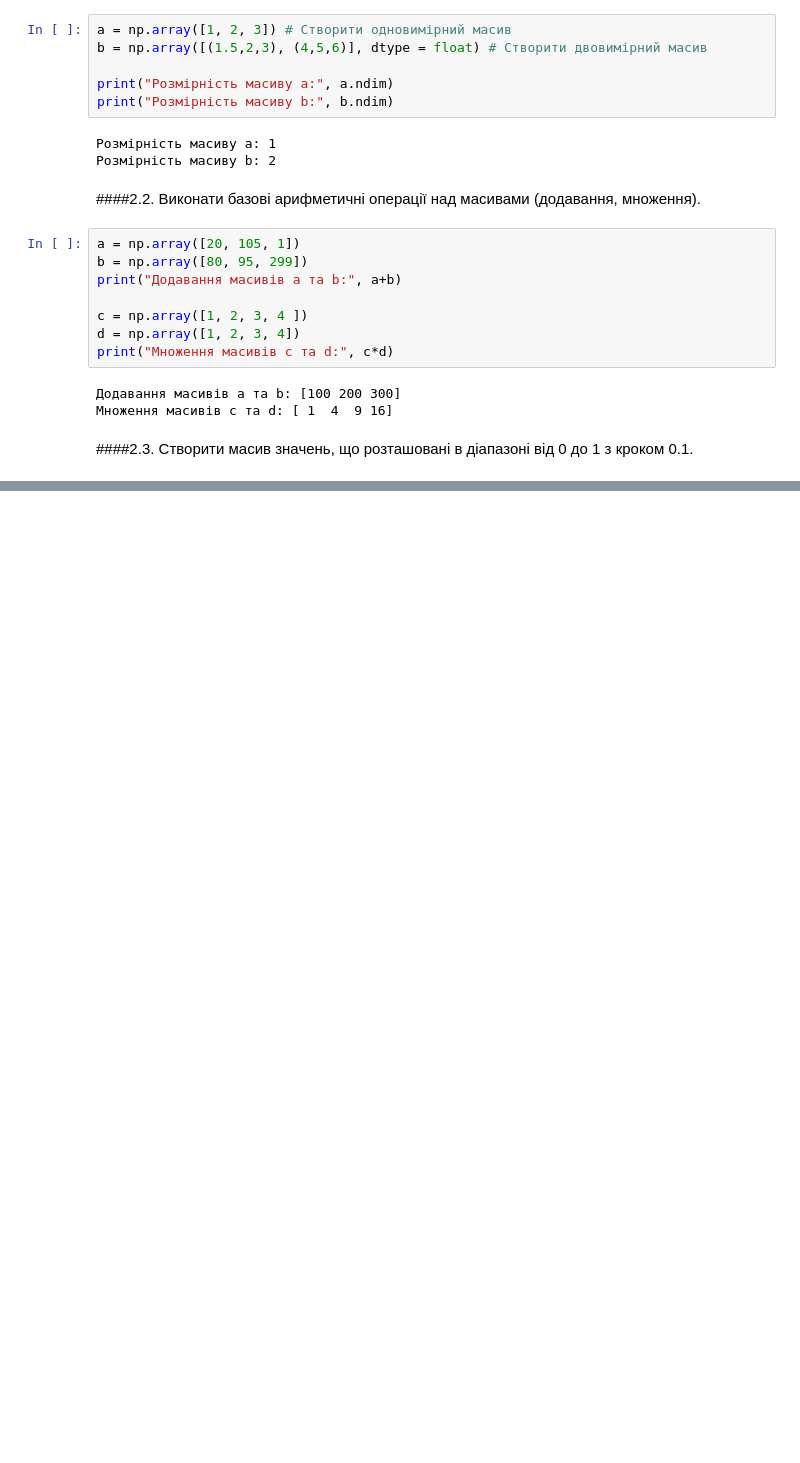
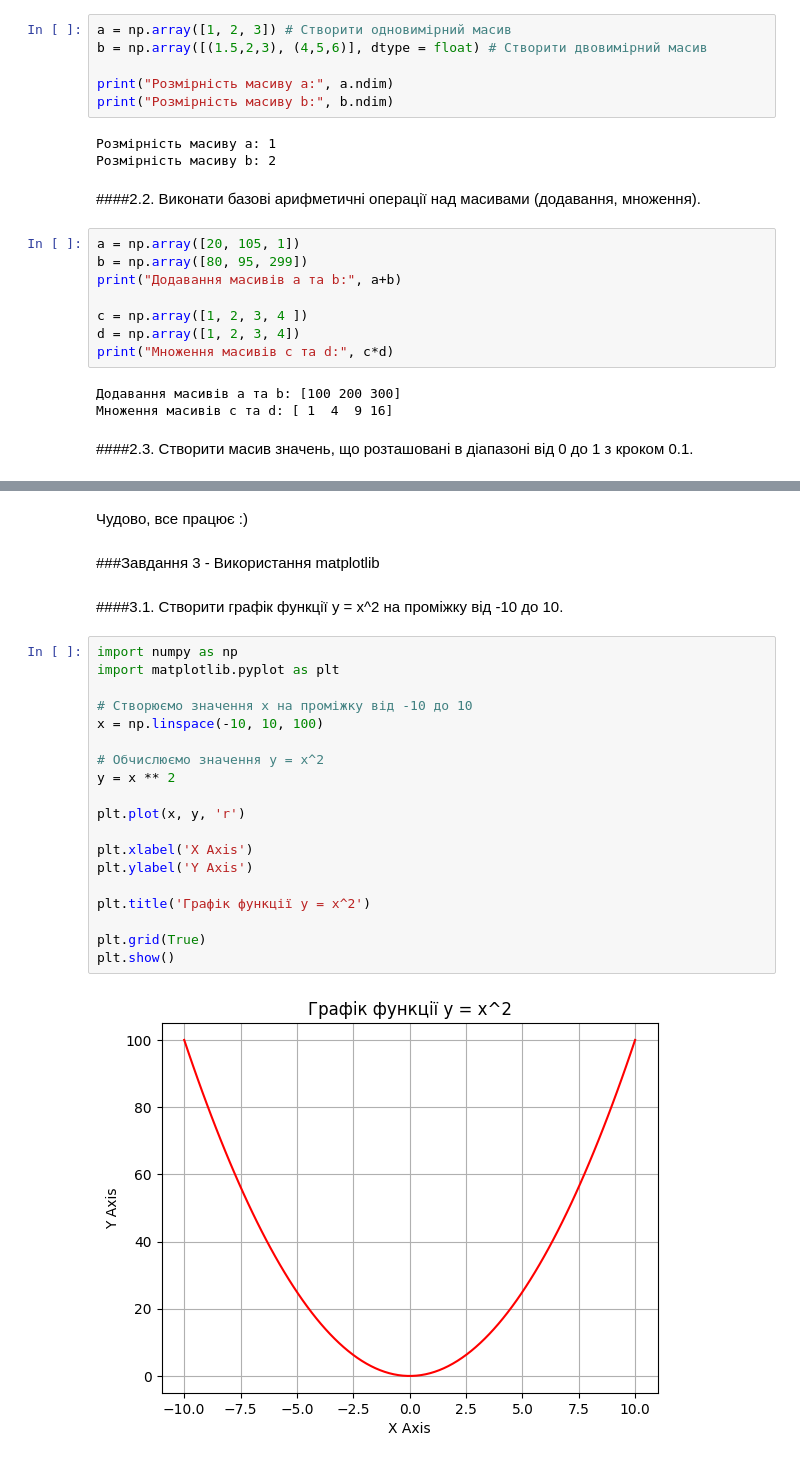
Before and after one commit to kurkur19/Neural_networks_Al_Khmuz_BS_25, a Jupyter notebook: 1lab_NN_Al_Khmuz_BS_25.ipynb, the cells around one changed output, grey strips where cells are left out. Drawn from its saved outputs; the diff is of its cells as text; blank space fills up the shorter version.

```diff
--- a/1lab_NN_Al_Khmuz_BS_25.ipynb
+++ b/1lab_NN_Al_Khmuz_BS_25.ipynb
@@ -153,0 +180,27 @@ array([0. , 0.1, 0.2, 0. , 3. , 0.4, 0.5, 0.6, 0.7, 0.8, 0.9, 1. ])
+# %% [markdown]
+Чудово, все працює :)
+# %% [markdown]
+###Завдання 3 - Використання matplotlib
+# %% [markdown]
+####3.1. Створити графік функції y = x^2 на проміжку від -10 до 10.
+# %%
+import numpy as np
+import matplotlib.pyplot as plt
+
+# Створюємо значення x на проміжку від -10 до 10
+x = np.linspace(-10, 10, 100)
+
+# Обчислюємо значення y = x^2
+y = x ** 2
+
+plt.plot(x, y, 'r')
+
+plt.xlabel('X Axis')
+plt.ylabel('Y Axis')
+
+plt.title('Графік функції y = x^2')
+
+plt.grid(True)
+plt.show()
+# %% [output]
+[figure, added]
```
Also changed, not shown: parts of 48 cells of this notebook.
